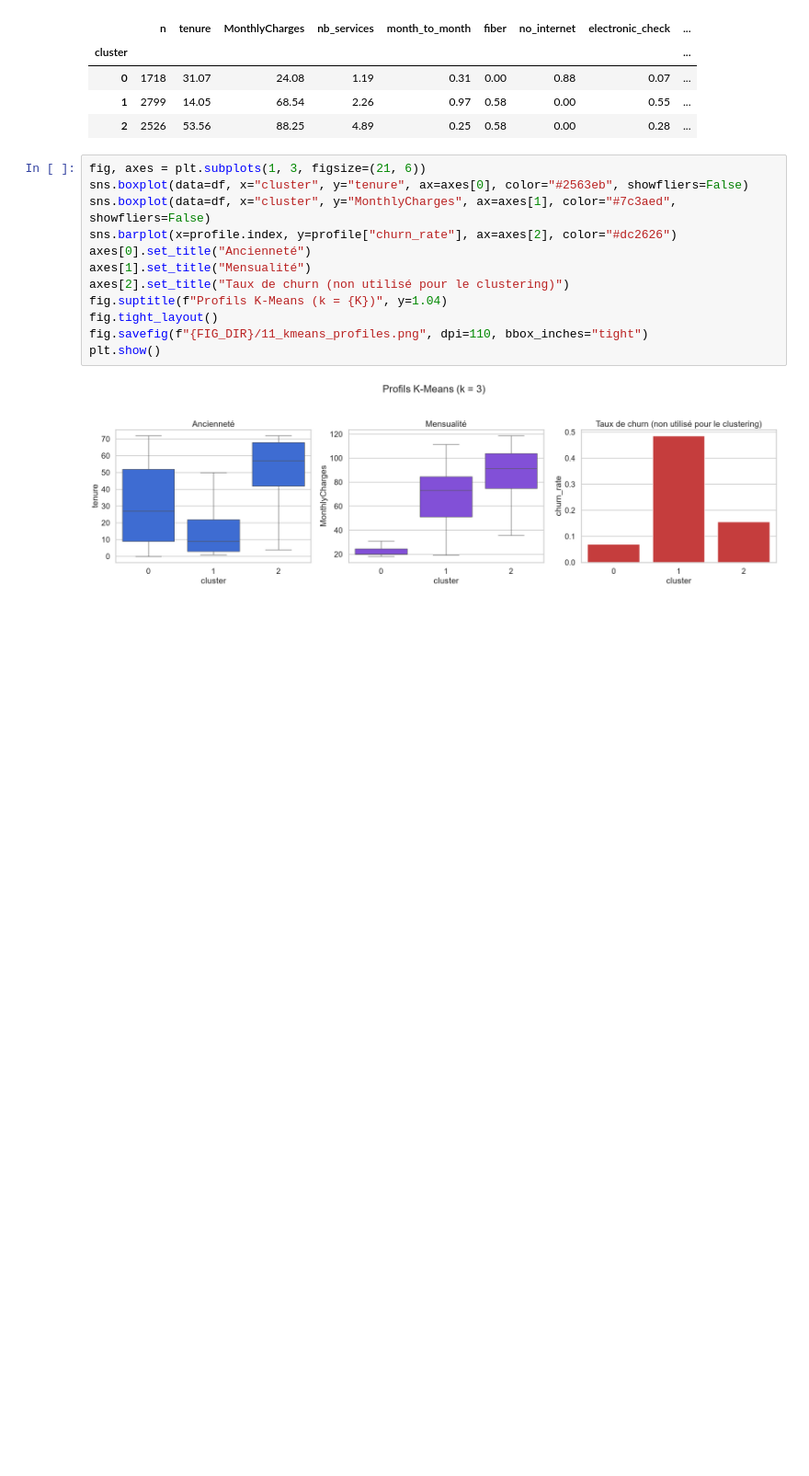
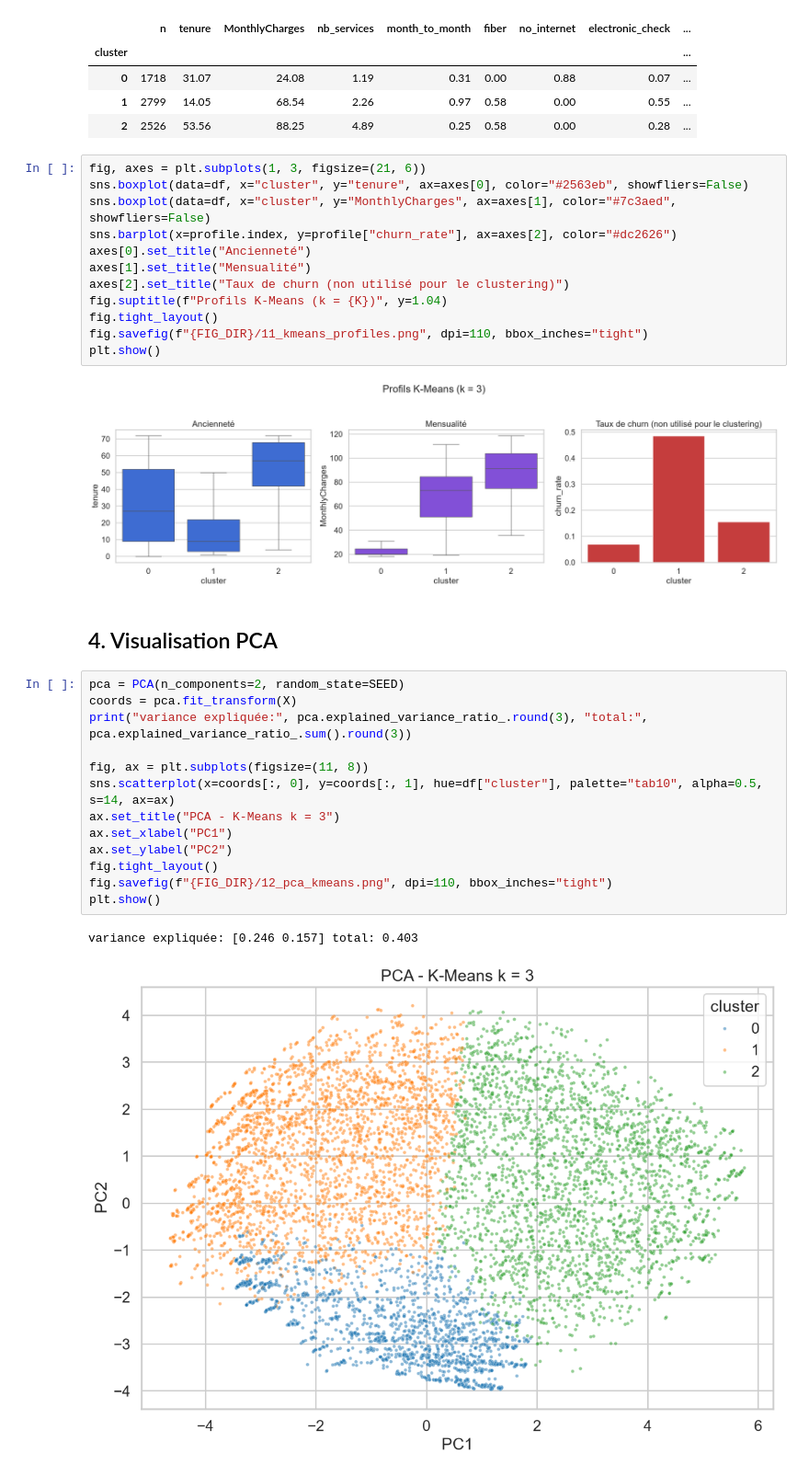
Before and after one commit to doughmi-ilyas/customer-churn-prediction, a Jupyter notebook: notebooks/02_clusters.ipynb, the cells around one changed output. Shown at 92% size. Drawn from its saved outputs; the diff is of its cells as text; blank space fills up the shorter version.

Commit message:
clustering: add section "Visualisation PCA"

```diff
--- a/notebooks/02_clusters.ipynb
+++ b/notebooks/02_clusters.ipynb
@@ -148,3 +148,21 @@ fig.savefig(f"{FIG_DIR}/11_kmeans_profiles.png", dpi=110, bbox_inches="tight")
 plt.show()
 # %% [output]
 [figure]
+# %% [markdown]
+## 4. Visualisation PCA
+# %%
+pca = PCA(n_components=2, random_state=SEED)
+coords = pca.fit_transform(X)
+print("variance expliquée:", pca.explained_variance_ratio_.round(3), "total:", pca.explained_variance_ratio_.sum().round(3))
+
+fig, ax = plt.subplots(figsize=(11, 8))
+sns.scatterplot(x=coords[:, 0], y=coords[:, 1], hue=df["cluster"], palette="tab10", alpha=0.5, s=14, ax=ax)
+ax.set_title("PCA - K-Means k = 3")
+ax.set_xlabel("PC1")
+ax.set_ylabel("PC2")
+fig.tight_layout()
+fig.savefig(f"{FIG_DIR}/12_pca_kmeans.png", dpi=110, bbox_inches="tight")
+plt.show()
+# %% [output]
+variance expliquée: [0.246 0.157] total: 0.403
+[figure, added]
```
Also changed, not shown: 1 other file.
